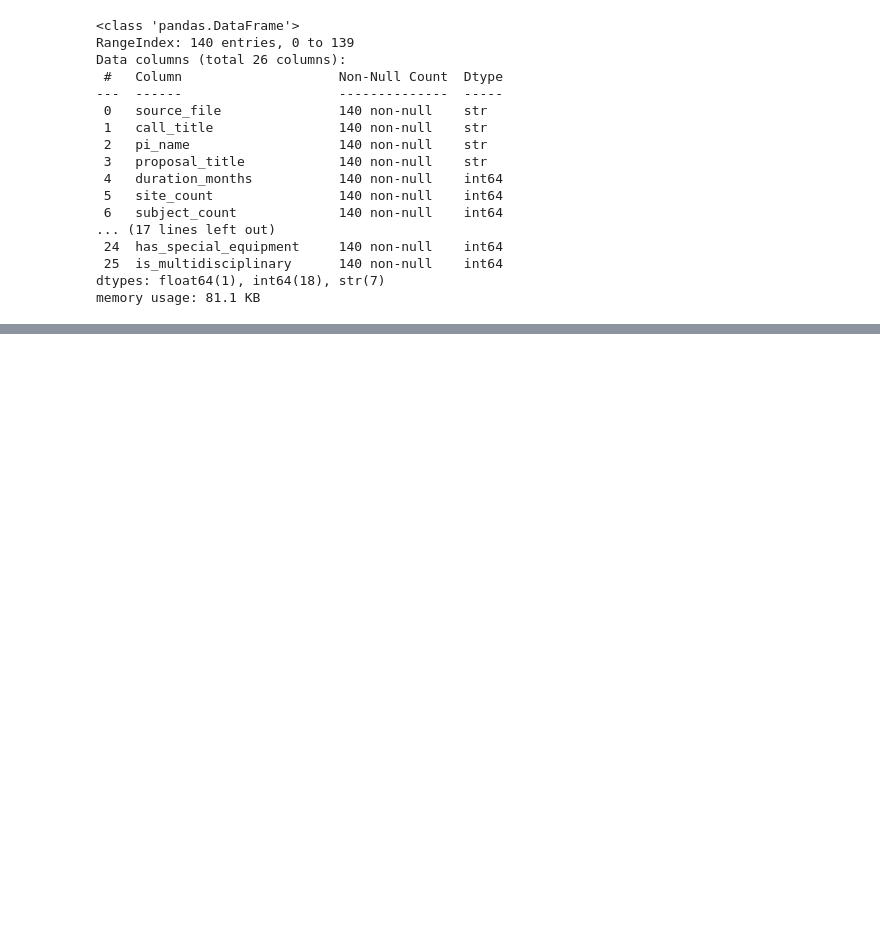
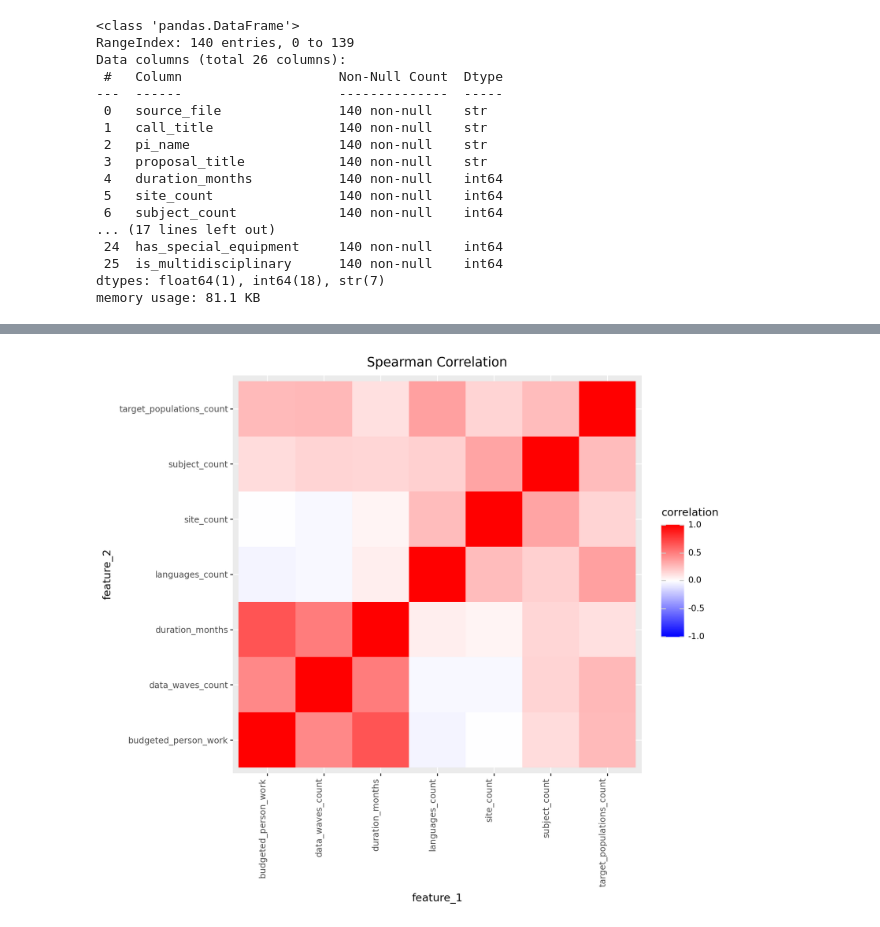
Before and after one commit to idowein/MOECSO, a Jupyter notebook: budget_estimation/Budget_estimation.ipynb, the cells around one changed output, grey strips where cells are left out. Cells and saved outputs as stored; diff of their text form; code cells hidden in the pictures; blank space fills up the shorter version.

```diff
--- a/budget_estimation/Budget_estimation.ipynb
+++ b/budget_estimation/Budget_estimation.ipynb
@@ -96,0 +300,3 @@ memory usage: 81.1 KB
+# %%
+mono_corr_continuous = df_clean[continuous_cols].corr(method="spearman")
+mono_corr_continuous
@@ -96,0 +312,4 @@ memory usage: 81.1 KB
+# %%
+corr_heatmap(mono_corr_continuous, "Spearman Correlation")
+# %% [output]
+[figure, added]
```
Also changed, not shown: parts of 28 cells of this notebook.
